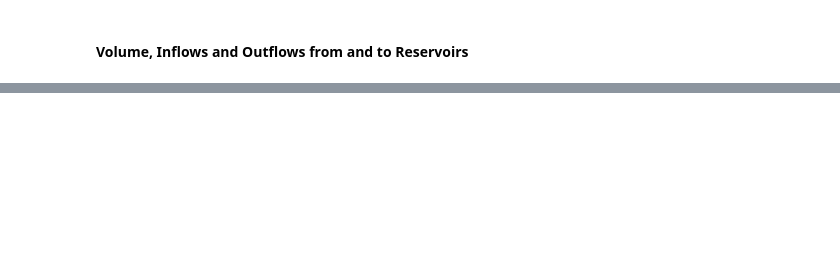
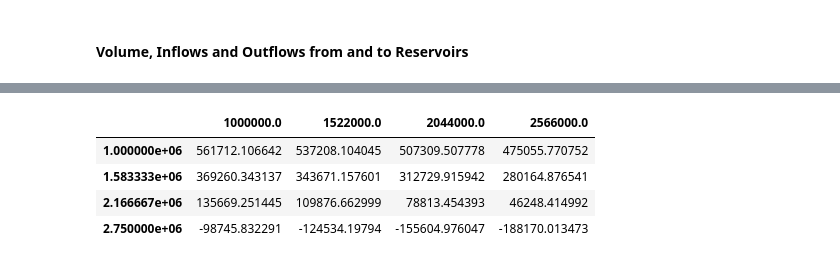
Before and after one commit to FredericWeiss/Seminar-Thesis, a Jupyter notebook: psh.ipynb, the cells around one changed output, grey strips where cells are left out. Cells and saved outputs as stored; diff of their text form; code cells hidden in the pictures; blank space fills up the shorter version.

```diff
--- a/psh.ipynb
+++ b/psh.ipynb
@@ -910,0 +1051,26 @@ plt.savefig('Images/Volume.png')
+# %%
+# Creating a model instance
+psh = PSH()
+
+# Setting the initial volumes
+psh.initial_volume[0] = 1000000
+psh.initial_volume[1] = 1000000
+
+psh.min_terminal_volume[0] = 1500000
+psh.min_terminal_volume[1] = 1500000
+
+# Calculating the vertices
+psh.hu_h_vertices = psh.head_vertices(psh.hydro_units, psh.hu_affiliation, psh.hu_head_limits)
+psh.hu_q_vertices = psh.discharge_vertices(psh.hydro_units, psh.hu_affiliation, psh.hu_discharge_limits)
+psh.hu_p_vertices = psh.power_vertices(psh.hydro_units, psh.hu_affiliation, psh.hu_h_vertices, psh.hu_q_vertices, psh.hu_effciency)
+
+psh.ps_h_vertices = psh.head_vertices(psh.pumped_storage_units, psh.ps_affiliation, psh.ps_head_limits)
+psh.ps_q_vertices = psh.discharge_vertices(psh.pumped_storage_units, psh.ps_affiliation, psh.ps_discharge_generation_limits)
+psh.ps_p_vertices = psh.power_vertices(psh.pumped_storage_units, psh.ps_affiliation, psh.ps_h_vertices, psh.ps_q_vertices, psh.ps_efficiency_gen)
+
+# Defining decision variables and constraints
+psh.define_decision_variables()
+psh.define_contraints()
+
+# Solving the model
+psh.solve_model()
@@ -910,0 +1129,8 @@ plt.savefig('Images/Volume.png')
+# %%
+objectice_values
+# %% [output]
+|  | 1000000.0 | 1522000.0 | 2044000.0 | 2566000.0 |
+| 1.000000e+06 | 561712.106642 | 537208.104045 | 507309.507778 | 475055.770752 |
+| 1.583333e+06 | 369260.343137 | 343671.157601 | 312729.915942 | 280164.876541 |
+| 2.166667e+06 | 135669.251445 | 109876.662999 | 78813.454393 | 46248.414992 |
+| 2.750000e+06 | -98745.832291 | -124534.19794 | -155604.976047 | -188170.013473 |
```
Also changed, not shown: parts of 22 cells of this notebook, 4 other files.
